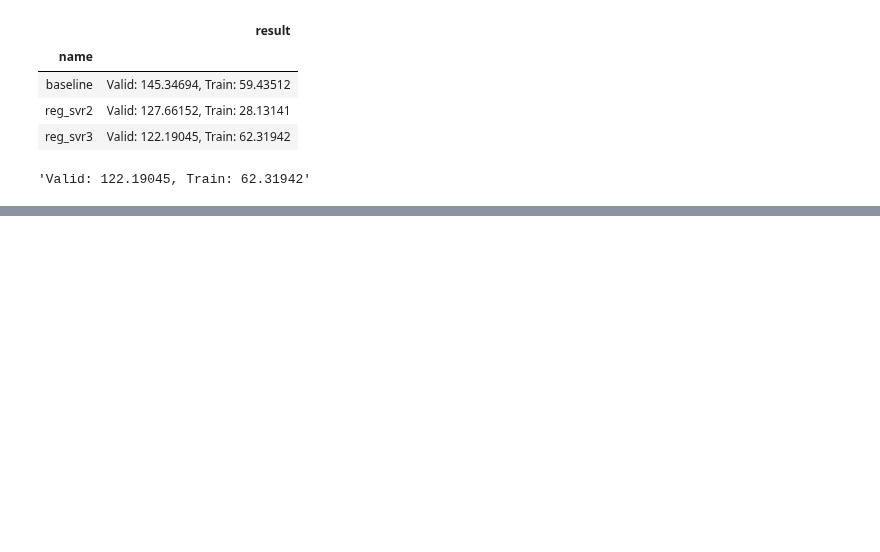
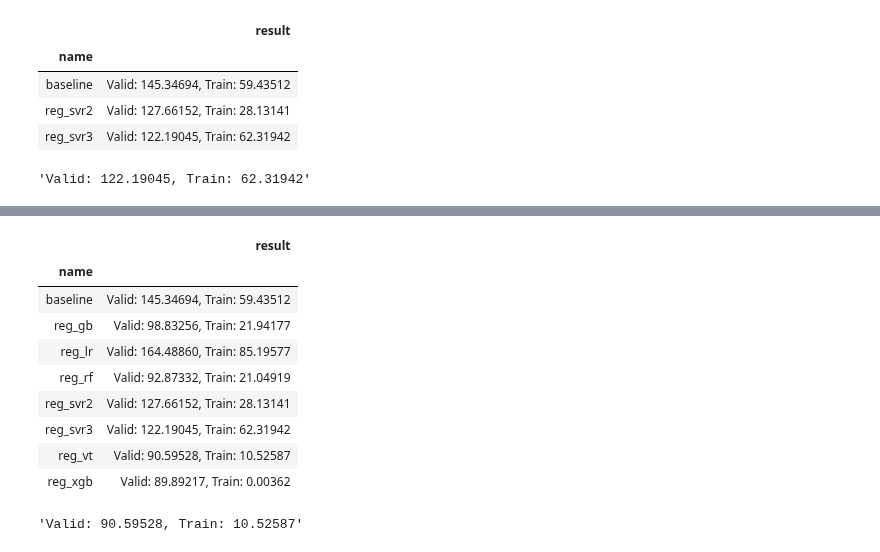
Before and after one commit to sunkusun9/DS_lv3_2511_1, a Jupyter notebook: sec_ds_lv3_prob3_kaggle.ipynb, the cells around one changed output, grey strips where cells are left out. Cells and saved outputs as stored; diff of their text form; code cells hidden in the pictures; blank space fills up the shorter version.

```diff
--- a/sec_ds_lv3_prob3_kaggle.ipynb
+++ b/sec_ds_lv3_prob3_kaggle.ipynb
@@ -454,0 +429,11 @@ eval_model('reg_xgb', reg_xgb)
+# %%
+X_xgb = "15분, 30분, 45분, 60분, Hour, AM, DayName, Weekend_yn, Holiday_yn, Avg, TotalHour, 생산량, 기온, 풍속, 습도, 강수량, 전기요금(계절), 공장인원, 인건비"
+X_xgb = X_xgb.split(', ')
+ct = ColumnTransformer([
+    ('pt', 'passthrough', [i for i in X_xgb if i not in ['DayName']]),
+    ('ohe', OneHotEncoder(categories='auto'), ['DayName'])
+])
+reg_xgb = make_pipeline(
+    ct, xgb.XGBRegressor(max_depth=20, n_estimators=300, learning_rate=0.1, reg_lambda = 3)
+)
+eval_model('reg_xgb', reg_xgb)
@@ -454,0 +483,12 @@ eval_model('reg_xgb', reg_xgb)
+# %%
+from sklearn.ensemble import RandomForestRegressor
+X_rf = "15분, 30분, 45분, 60분, Hour, AM, DayName, Weekend_yn, Holiday_yn, Avg, TotalHour, 생산량, 기온, 풍속, 습도, 강수량, 전기요금(계절), 공장인원, 인건비"
+X_rf = X_rf.split(', ')
+ct = ColumnTransformer([
+    ('pt', 'passthrough', [i for i in X_rf if i not in ['DayName']]),
+    ('ohe', OneHotEncoder(categories='auto'), ['DayName'])
+])
+reg_rf = make_pipeline(
+    ct, RandomForestRegressor(n_estimators = 200, random_state = 123, max_depth = 20)
+)
+eval_model('reg_rf', reg_rf)
@@ -454,0 +506,22 @@ eval_model('reg_xgb', reg_xgb)
+# %%
+# 지금까지 만들었던 모델로 Voting 앙상블을 합니다.
+from sklearn.ensemble import VotingRegressor
+reg_vt = VotingRegressor([
+    #('reg_svr3', reg_svr3),
+    ('reg_xgb', reg_xgb),
+    # ('reg_gb', reg_gb),
+    ('reg_rf', reg_rf)
+])
+eval_model('reg_vt', reg_vt)
+# %% [output]
+|  | result |
+| name |  |
+| baseline | Valid: 145.34694, Train: 59.43512 |
+| reg_gb | Valid: 98.83256, Train: 21.94177 |
+| reg_lr | Valid: 164.48860, Train: 85.19577 |
+| reg_rf | Valid: 92.87332, Train: 21.04919 |
+| reg_svr2 | Valid: 127.66152, Train: 28.13141 |
+| reg_svr3 | Valid: 122.19045, Train: 62.31942 |
+| reg_vt | Valid: 90.59528, Train: 10.52587 |
+| reg_xgb | Valid: 89.89217, Train: 0.00362 |
+'Valid: 90.59528, Train: 10.52587'
```
Also changed, not shown: parts of 26 cells of this notebook.
